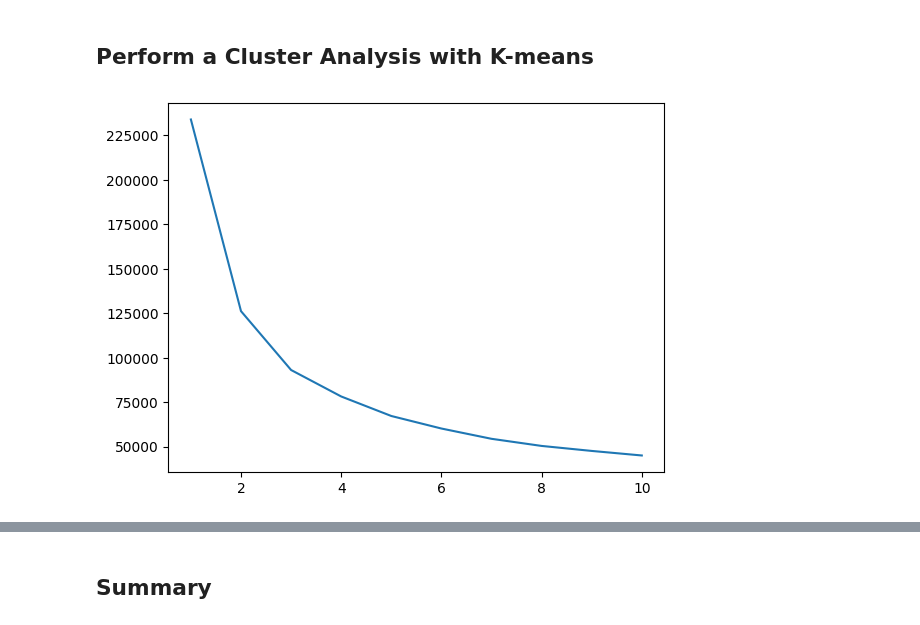
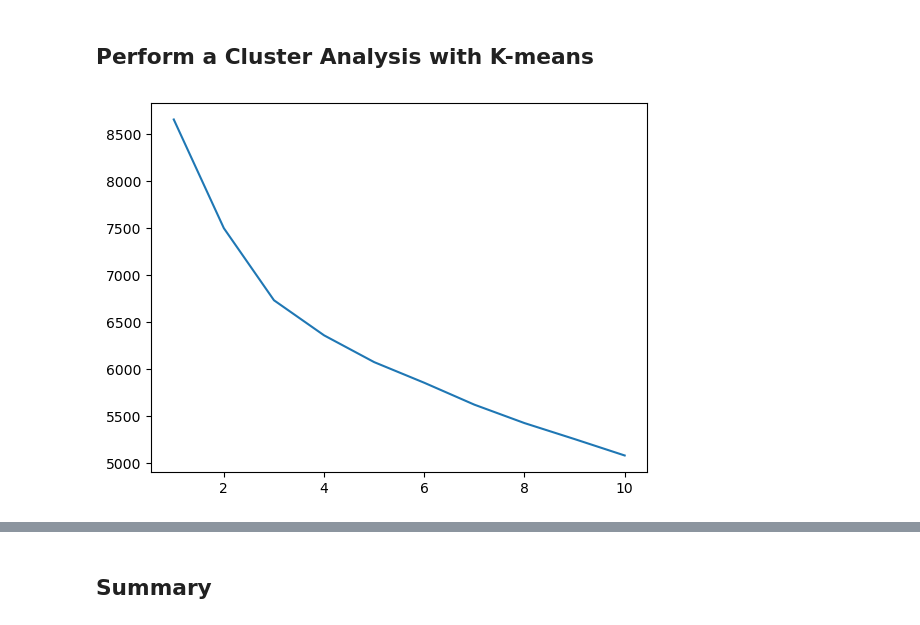
Before and after one commit to LynHJ/UnsupervisedML-MyopiaClusters, a Jupyter notebook: Myopia Clusters.ipynb, the cells around one changed output, grey strips where cells are left out. Cells and saved outputs as stored; diff of their text form; code cells hidden in the pictures.

```diff
--- a/Myopia Clusters.ipynb
+++ b/Myopia Clusters.ipynb
@@ -68,5 +68,6 @@ cleaned_df
 # Standardise dataset
 Scaler = StandardScaler()
 data_scaled = Scaler.fit_transform(cleaned_df)
-data_scaled
+scaled_df = pd.DataFrame(data_scaled)
+scaled_df
 # %% [output]
@@ -125,13 +141,13 @@ plt.show()
 # %%
 k = [i for i in range(1,11)]
 inertia = []
 
 for j in k:
-    km = KMeans(n_clusters=j)
-    km.fit(cleaned_df)
+    km = KMeans(n_clusters=j, random_state=195)
+    km.fit(scaled_df)
     inertia.append(km.inertia_)
 
 plt.plot(k, inertia)
 plt.show()
 # %% [output]
-[figure, old version]
+[figure, new version]
```
Also changed, not shown: parts of 13 cells of this notebook, 6 other files.
